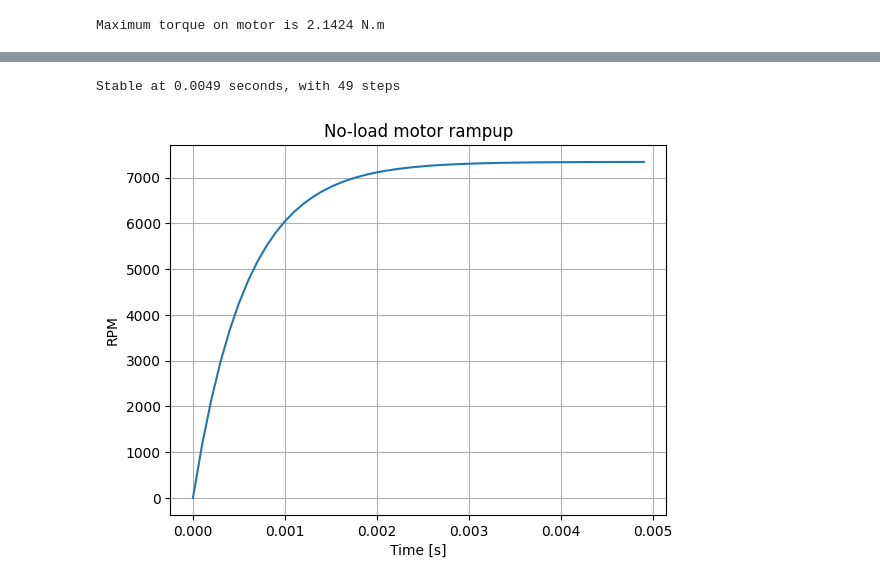
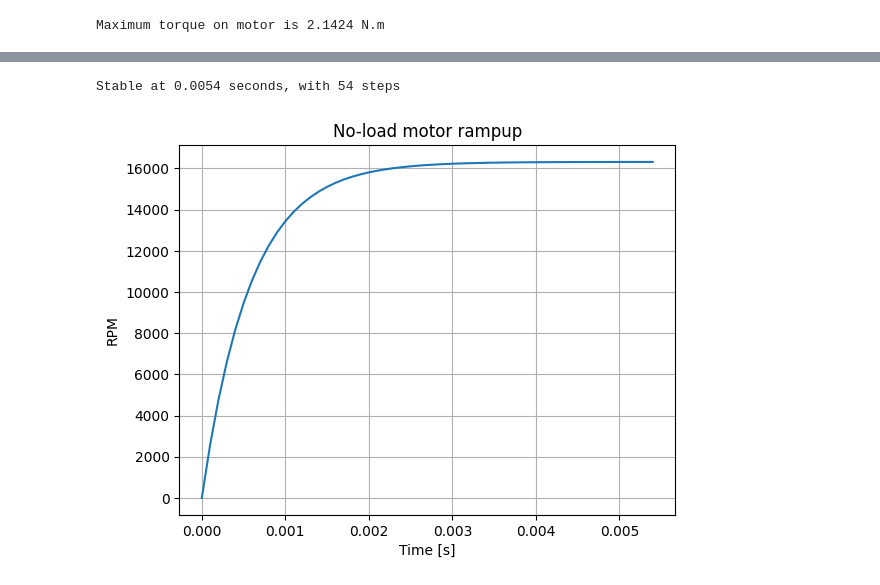
Before and after one commit to jvSanches/robot_dynamics, a Jupyter notebook: raiju_calc.ipynb, the cells around one changed output, grey strips where cells are left out. Cells and saved outputs as stored; diff of their text form; code cells hidden in the pictures.

```diff
--- a/raiju_calc.ipynb
+++ b/raiju_calc.ipynb
@@ -33 +38,10 @@ Rotor inertia = 102 gcm^2
 Terminal resistance = 0.212 Ohn
+# %%
+motor_resistance = 0.212
+kv = 408/60
+kt = 23.4 / 1000
+motor_L = 0.077 / 1000
+def getMotorTorque(voltage_input, motor_rotation, current_derivative = 0):
+    current = (voltage_input-motor_rotation/kv - current_derivative * motor_L) /motor_resistance
+    rotor_torque = current * kt
+    return rotor_torque, current
@@ -36,36 +58,32 @@ from matplotlib import pyplot as plt
 # %%
 # Motor no-load simulation
 timestep = 0.0001 #s
 motor_a = [0]
 motor_rotation = [0]
 motor_torque = [0]
-voltage = 18
-motor_resistance = 0.212
-kv = 408/60
-kt = 23.4 / 1000
-r_inertia = 102 /1000 /100/100
+voltage = 40
+motor_inertia = 102 /1000 /100/100
 vt_grad = 3.7 / 60
 motor_rpm = [0]
 t = [0]
 unstable = 2
 i = 0
 while unstable:
     motor_rotation.append(motor_rotation[-1]+motor_a[-1]*timestep)
-    current = (voltage-motor_rotation[-1]/kv) /motor_resistance
-    step_torque = current * kt
+    step_torque, _ = getMotorTorque(voltage, motor_rotation[-1])
     motor_torque.append(step_torque)
-    motor_a.append(step_torque/r_inertia)
+    motor_a.append(step_torque/motor_inertia)
     motor_rpm.append(motor_rotation[-1]*60)
     t.append(i*timestep)
     if len(t)>10 and (max(motor_rotation[-10:]) - min(motor_rotation[-10:])) < 0.1:
         unstable = 0
         print(f"Stable at {t[-1]} seconds, with {i} steps")
     i+=1
 plt.plot(t, motor_rpm)
 plt.title("No-load motor rampup")
 plt.ylabel("RPM")
 plt.xlabel("Time [s]")
 plt.grid()
 # %% [output]
-Stable at 0.0049 seconds, with 49 steps
+Stable at 0.0054 seconds, with 54 steps
-[figure, old version]
+[figure, new version]
```
Also changed, not shown: parts of 4 cells of this notebook.
